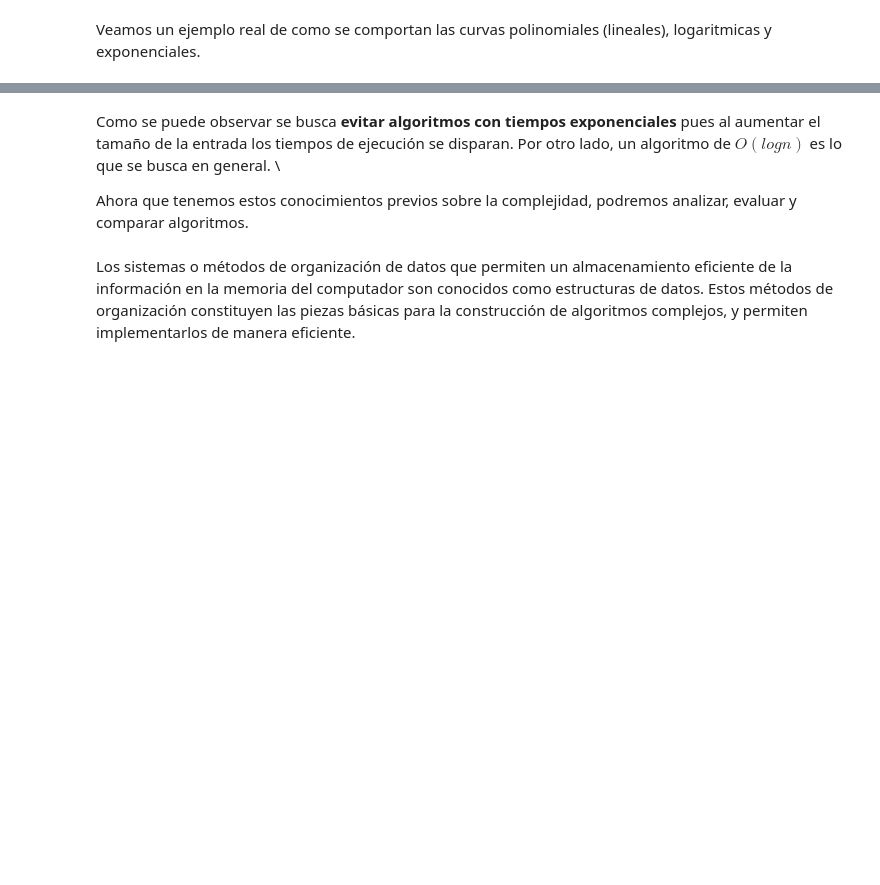
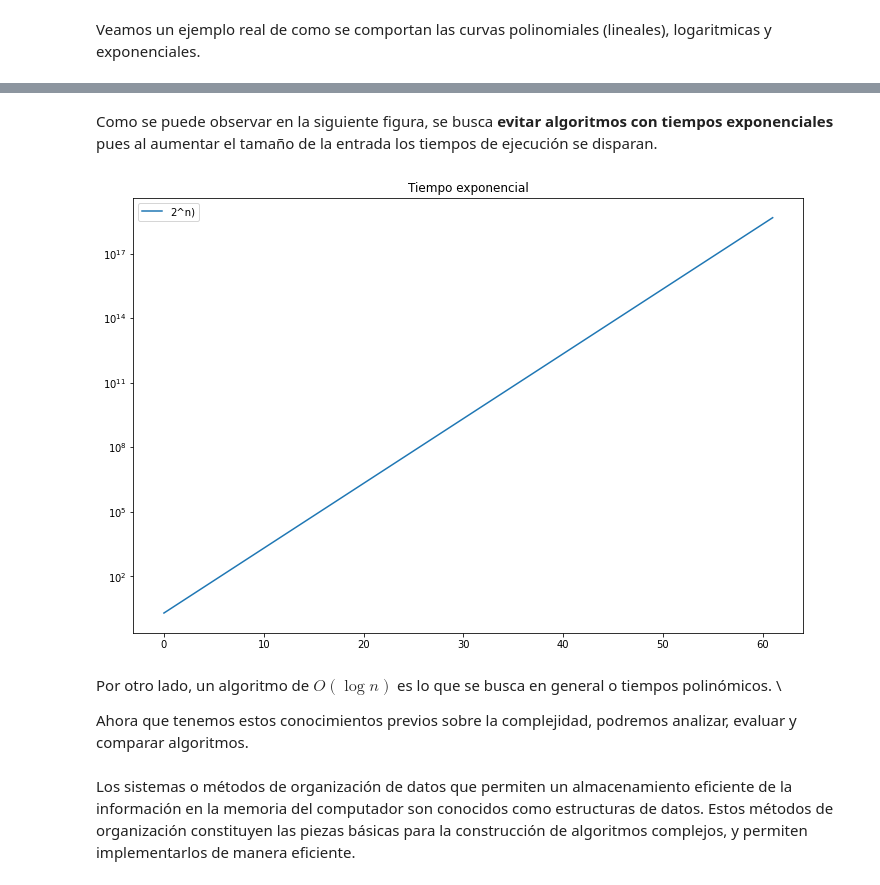
Before and after one commit to EduMonsalve/Programacion-Avanzada, a Jupyter notebook: Modulos/Modulo_2.ipynb, the cells around one changed output, grey strips where cells are left out. Saved outputs shown, nothing was run; the diff lists cells and outputs as text; code cells hidden in the pictures; blank space fills up the shorter version.

```diff
--- a/Modulos/Modulo_2.ipynb
+++ b/Modulos/Modulo_2.ipynb
@@ -140,5 +149,17 @@ plt.show()
+# %% [markdown]
+Como se puede observar en la siguiente figura, se busca **evitar algoritmos con tiempos exponenciales** pues al aumentar el tamaño de la entrada los tiempos de ejecución se disparan.
+# %%
+plt.figure(figsize = (12, 8))
+n = np.arange(1, 63)
+plt.plot(2**n, label = '2^n)')
+plt.legend()
+plt.yscale('log')
+plt.title('Tiempo exponencial')
+plt.show()
+# %% [output]
+[figure, added]
 # %% [markdown]
-Como se puede observar se busca **evitar algoritmos con tiempos exponenciales** pues al aumentar el tamaño de la entrada los tiempos de ejecución se disparan. Por otro lado, un algoritmo de $O(log{n})$ es lo que se busca en general. \\
+Por otro lado, un algoritmo de $O(\log{n})$ es lo que se busca en general o tiempos polinómicos. \\
 
 Ahora que tenemos estos conocimientos previos sobre la complejidad, podremos analizar, evaluar y comparar algoritmos.
 # %% [markdown]
```
Also changed, not shown: parts of 6 cells of this notebook, 3 other files.
